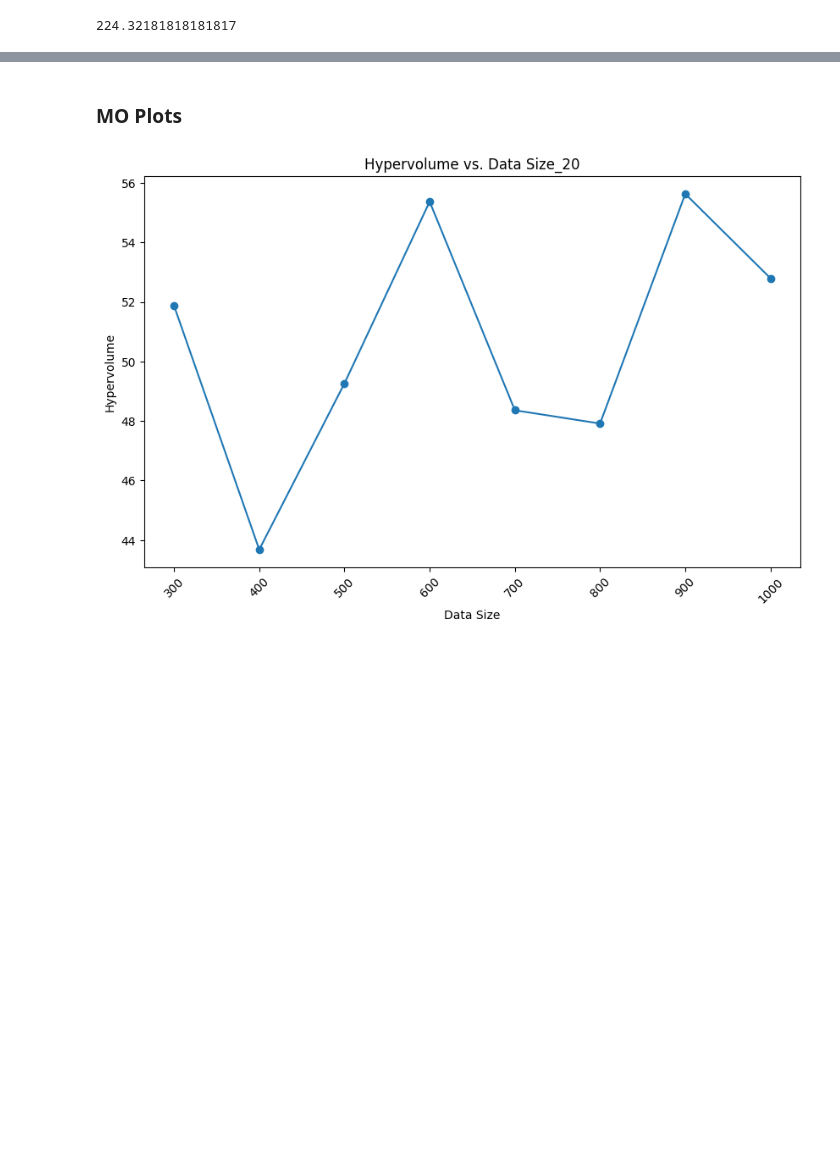
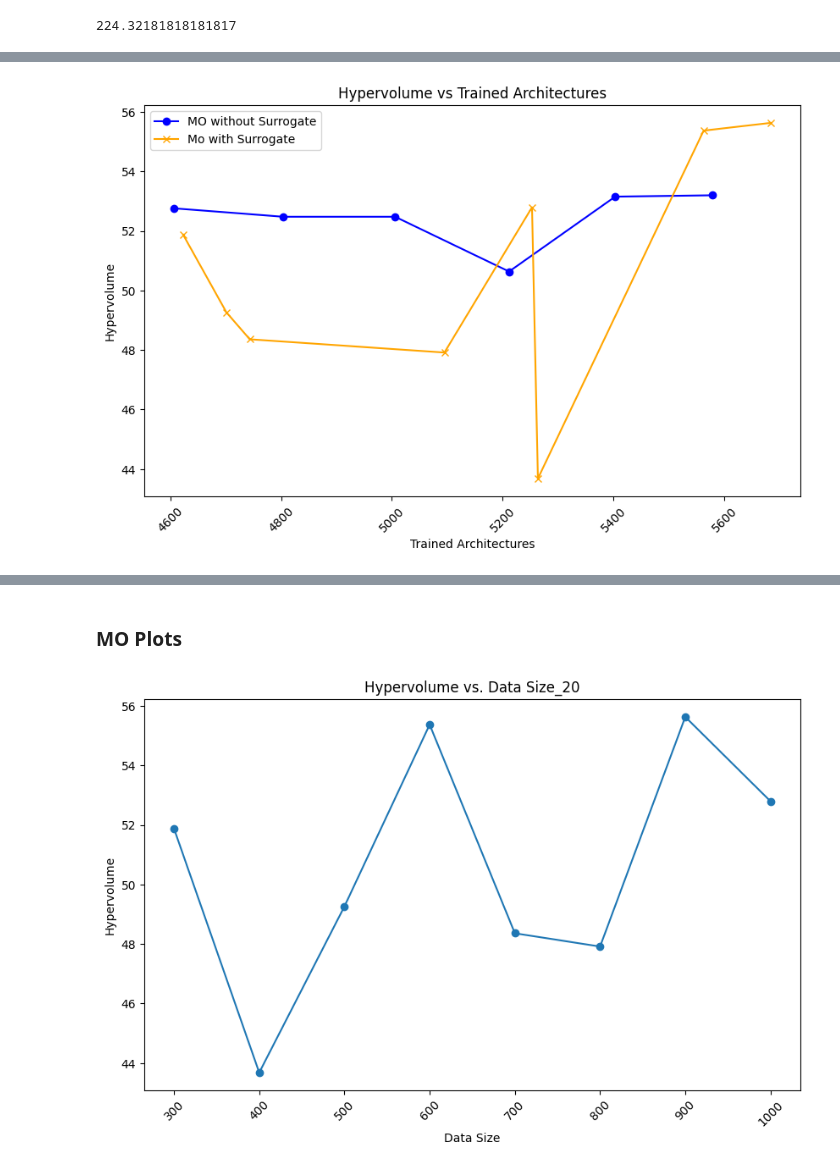
Before and after one commit to emreds/data-centric-nas, a Jupyter notebook: notebooks/result_analysis.ipynb, the cells around one changed output, grey strips where cells are left out. Drawn from its saved outputs; the diff is of its cells as text; code cells hidden in the pictures; blank space fills up the shorter version.

```diff
--- a/notebooks/result_analysis.ipynb
+++ b/notebooks/result_analysis.ipynb
@@ -165,0 +212,3 @@ def plot_results(results: Dict, title: str, x_label: str, y_label: str, sizes: L
+# %%
+avg_train_per_run_combined = {data_size: data_size+avg_train_per_run[data_size] for data_size in avg_train_per_run}
+avg_train_per_run_combined
@@ -165,0 +227,3 @@ def plot_results(results: Dict, title: str, x_label: str, y_label: str, sizes: L
+# %%
+selected_raw_mo_data = {key: avg_raw_trained_archs[key] for key in [20,21,22,23,24,25]}
+selected_surr_mo_data = {key: avg_train_per_run_combined[key] for key in [300,400,500,600,700,800,900,1000]}
@@ -165,0 +248,3 @@ def plot_results(results: Dict, title: str, x_label: str, y_label: str, sizes: L
+# %%
+surr_plot_data = {selected_surr_mo_data[key]: hypervolume_20[key] for key in [300,400,500,600,700,800,900,1000]}
+raw_mo_plot_data = {selected_raw_mo_data[key]: raw_hypervolumes[key] for key in [20,21,22,23,24,25]}
@@ -165,0 +271,23 @@ def plot_results(results: Dict, title: str, x_label: str, y_label: str, sizes: L
+# %%
+def comparison_plot(raw_mo_plot_data: Dict, surr_plot_data: Dict, x_label: str, y_label: str, title: str, rotation: int = 45) -> None:
+
+    surr_plot_data = dict(sorted(surr_plot_data.items()))
+    raw_mo_plot_data = dict(sorted(raw_mo_plot_data.items()))
+
+    plt.figure(figsize=(10, 6))
+    plt.plot(raw_mo_plot_data.keys(), raw_mo_plot_data.values(), marker='o', color='blue', label='MO without Surrogate')
+    plt.plot(dict(sorted(surr_plot_data.items())).keys(), dict(sorted(surr_plot_data.items())).values(), marker='x', color='orange', label='Mo with Surrogate')
+    plt.xlabel(x_label)
+    plt.ylabel(y_label)
+    plt.title(title)
+    plt.xticks(rotation=45)
+    plt.legend()
+
+    plt.show()
+# %%
+surr_plot_data = {selected_surr_mo_data[key]: hypervolume_20[key] for key in [300,400,500,600,700,800,900,1000]}
+raw_mo_plot_data = {selected_raw_mo_data[key]: raw_hypervolumes[key] for key in [20,21,22,23,24,25]}
+
+comparison_plot(raw_mo_plot_data, surr_plot_data, "Trained Architectures", "Hypervolume", "Hypervolume vs Trained Architectures")
+# %% [output]
+[figure, added]
```
Also changed, not shown: parts of 29 cells of this notebook.
